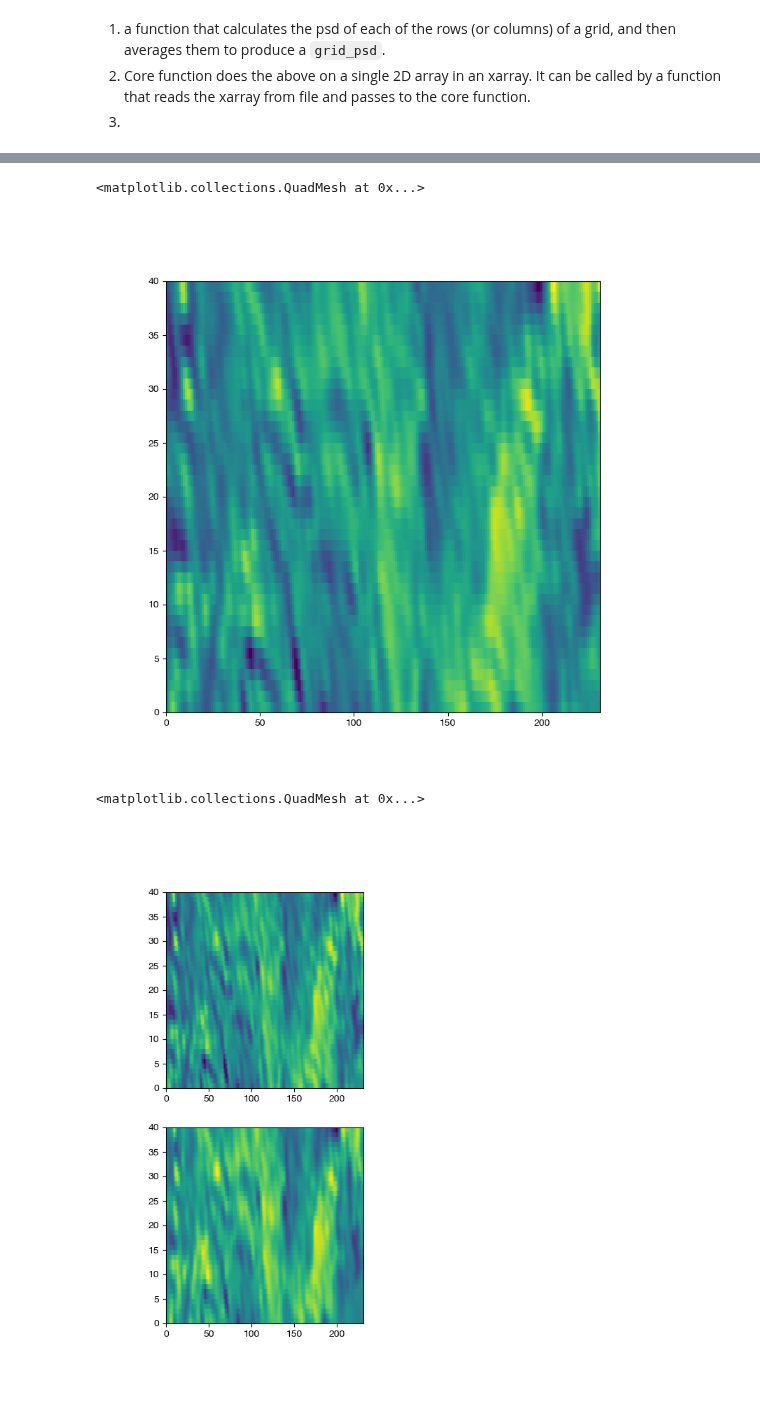
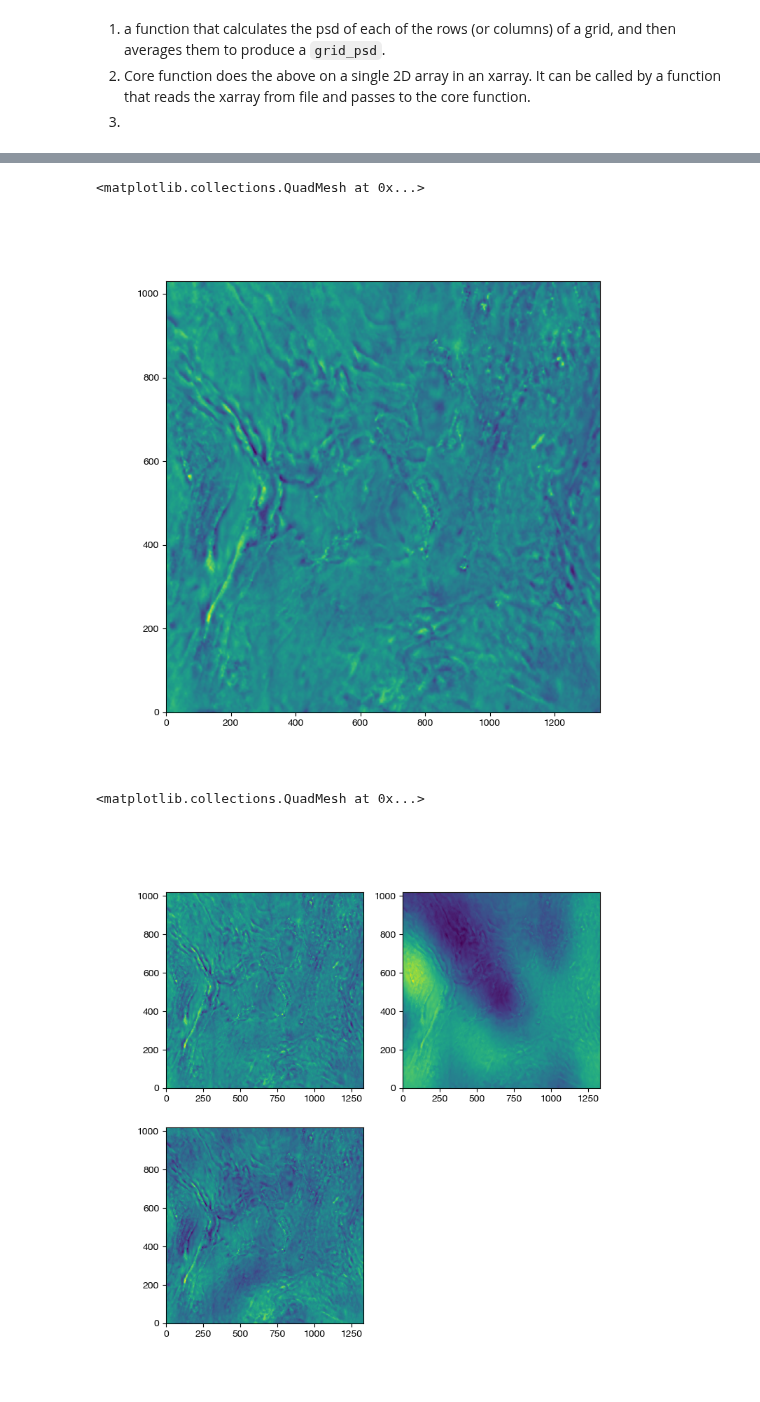
Before and after one commit to GeoscienceAustralia/galileoQC, a Jupyter notebook: grid_psd development.ipynb, the cells around one changed output, grey strips where cells are left out. Saved outputs shown, nothing was run; the diff lists cells and outputs as text; code cells hidden in the pictures.

```diff
--- a/grid_psd development.ipynb
+++ b/grid_psd development.ipynb
@@ -126,8 +126,17 @@ g3 = Path(grid_root + r'26_Oct2023/GDD_1_2p67.ers')
+# %%
+grid_root = r'/Volumes/T7/ActiveSurveys/202206_NSW/Xcal/Conforming Options/'
+ersp = Path(grid_root)
+g1 = Path(grid_root + r'Curvature Conforming/gD_0p0_curvature_conforming_difference_from_DTU_13.ers')
+g2 = Path(grid_root + r'Standard Conforming/gD_0p0_standard_conforming_difference_from_DTU_13.ers')
+g3 = Path(grid_root + r'Vertical Conforming/gD_0p0_vertical_conforming_difference_from_DTU_13.ers')
+# g2 = Path(grid_root + r'19_Oct_2023/2205113_AGG_Final_Test01_New_GUV_02.ers')
+# g3 = Path(grid_root + r'26_Oct2023/GDD_1_2p67.ers')
+# g4 = Path(grid_root + r'19_Oct_2023/Yerrida_GUV_2p67.ers')
 # %%
 xa, wf = grd.gridfile_to_xr(whizzFile=g1)
 x1 = xa[wf.stem]
-# xa, wf = grd.gridfile_to_xr(whizzFile=g2)
-# x2 = xa[wf.stem]
+xa, wf = grd.gridfile_to_xr(whizzFile=g2)
+x2 = xa[wf.stem]
 xa, wf = grd.gridfile_to_xr(whizzFile=g3)
 x3 = xa[wf.stem]
 # xa, wf = grd.gridfile_to_xr(whizzFile=g4)
@@ -145,26 +177,26 @@ x1.shape
 fig = plt.figure(figsize=(8, 8))
 ax1 = fig.add_subplot(1,1,1)
 # plt.pcolormesh(x1.values)
-plt.pcolormesh(x1.values[35:75,21:252])
+plt.pcolormesh(x1.values[70:1100,0:1340])
 # %% [output]
 <matplotlib.collections.QuadMesh at 0x...>
-[figure, old version]
+[figure, new version]
 # %%
-out1 = trim_to_rect(x1, [35, 75], [21, 252])
-# out2 = trim_to_rect(x2, [35, 75], [20, 253])
-out3 = trim_to_rect(x3, [35, 75], [21, 252])
+out1 = trim_to_rect(x1, [75, 1095], [5, 1335])
+out2 = trim_to_rect(x2, [75, 1095], [5, 1335])
+out3 = trim_to_rect(x3, [75, 1095], [5, 1335])
 # out4 = trim_to_rect(x4, [35, 75], [20, 253])
 # %%
 fig = plt.figure(figsize=(8, 8))
 ax1 = fig.add_subplot(2,2,1)
 plt.pcolormesh(out1)
-# ax2 = fig.add_subplot(2,2,2)
-# plt.pcolormesh(out2)
+ax2 = fig.add_subplot(2,2,2)
+plt.pcolormesh(out2)
 ax3 = fig.add_subplot(2,2,3)
 plt.pcolormesh(out3)
 # ax4 = fig.add_subplot(2,2,4)
 # plt.pcolormesh(out4)
 # %% [output]
 <matplotlib.collections.QuadMesh at 0x...>
-[figure, old version]
+[figure, new version]
 # %%
```
Also changed, not shown: parts of 10 cells of this notebook, 27 other files.
